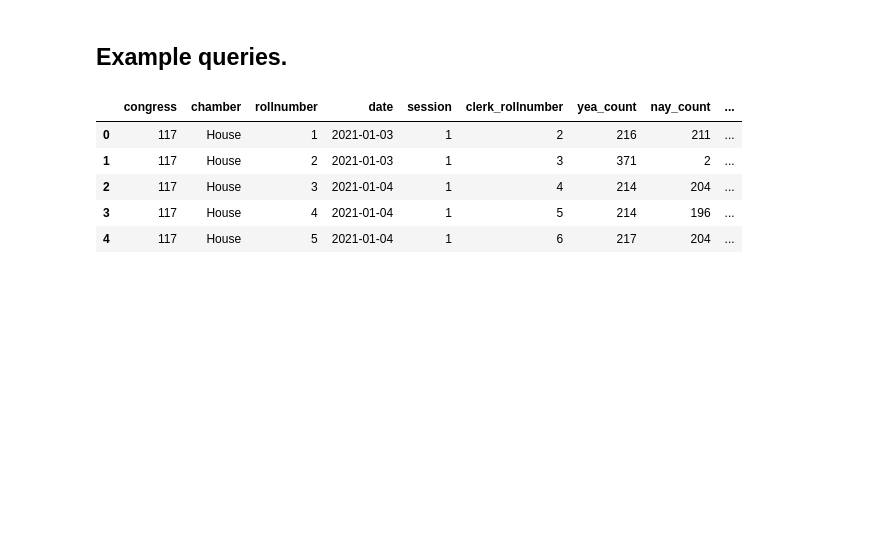
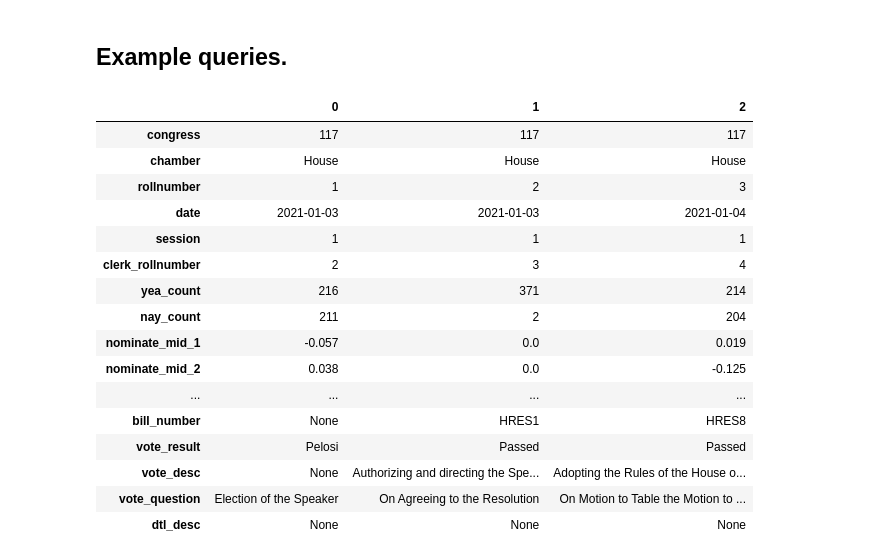
Before and after one commit to meesuny/contrans, a Jupyter notebook: app/congress_postgres.ipynb, the cells around one changed output. Drawn from its saved outputs; the diff is of its cells as text; code cells hidden in the pictures; blank space fills up the shorter version.

```diff
--- a/app/congress_postgres.ipynb
+++ b/app/congress_postgres.ipynb
@@ -153,14 +153,26 @@ cvote_vv.to_sql('rollcalls', con = engine, if_exists = 'replace', chunksize = 10
 # %%
 myquery = '''
 SELECT *
 FROM rollcalls
 limit 5
 '''
-pd.read_sql(myquery,con=engine)
+rollcall= pd.read_sql(myquery,con=engine)
+rollcall.head(3).T
 # %% [output]
-|  | congress | chamber | rollnumber | date | session | clerk_rollnumber | yea_count | nay_count | ... |
-| 0 | 117 | House | 1 | 2021-01-03 | 1 | 2 | 216 | 211 | ... |
-| 1 | 117 | House | 2 | 2021-01-03 | 1 | 3 | 371 | 2 | ... |
-| 2 | 117 | House | 3 | 2021-01-04 | 1 | 4 | 214 | 204 | ... |
-| 3 | 117 | House | 4 | 2021-01-04 | 1 | 5 | 214 | 196 | ... |
-| 4 | 117 | House | 5 | 2021-01-04 | 1 | 6 | 217 | 204 | ... |
+|  | 0 | 1 | 2 |
+| congress | 117 | 117 | 117 |
+| chamber | House | House | House |
+| rollnumber | 1 | 2 | 3 |
+| date | 2021-01-03 | 2021-01-03 | 2021-01-04 |
+| session | 1 | 1 | 1 |
+| clerk_rollnumber | 2 | 3 | 4 |
+| yea_count | 216 | 371 | 214 |
+| nay_count | 211 | 2 | 204 |
+| nominate_mid_1 | -0.057 | 0.0 | 0.019 |
+| nominate_mid_2 | 0.038 | 0.0 | -0.125 |
+| ... | ... | ... | ... |
+| bill_number | None | HRES1 | HRES8 |
+| vote_result | Pelosi | Passed | Passed |
+| vote_desc | None | Authorizing and directing the Spe... | Adopting the Rules of the House o... |
+| vote_question | Election of the Speaker | On Agreeing to the Resolution | On Motion to Table the Motion to ... |
+| dtl_desc | None | None | None |
```
Also changed, not shown: parts of 2 cells of this notebook, 6 other files.
